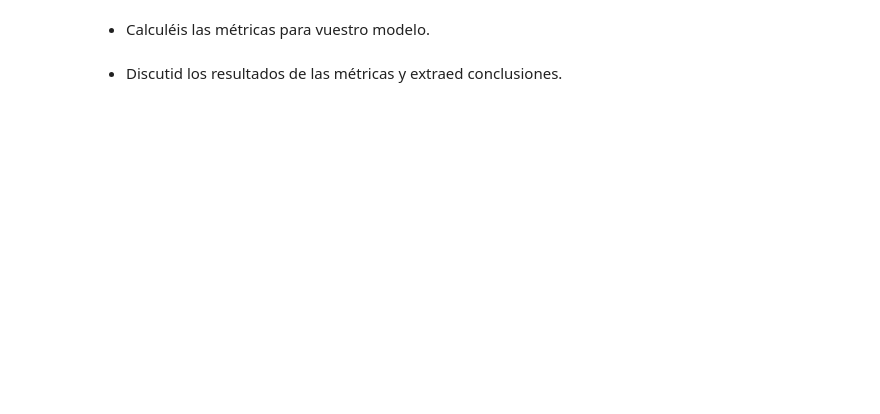
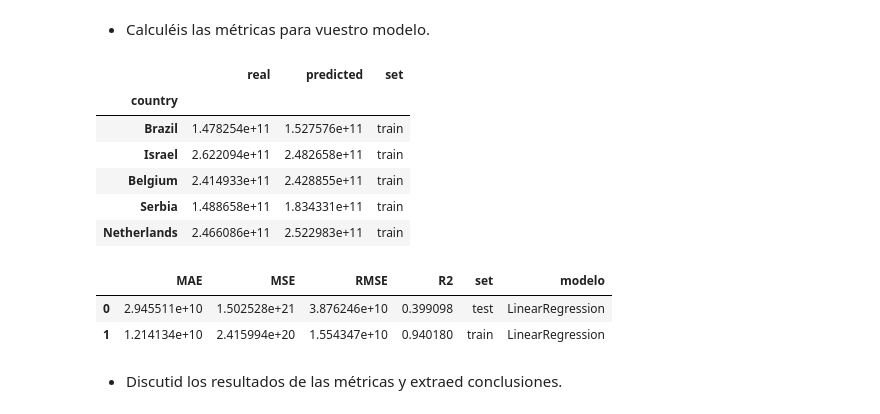
Before and after one commit to Adalab/promo-d-da-modulo3-sprint1-elisa-lidya, a Jupyter notebook: regresion-lineal/10-pair-regresion-lineal-metricas.ipynb, the cells around one changed output. Saved outputs shown, nothing was run; the diff lists cells and outputs as text; code cells hidden in the pictures; blank space fills up the shorter version.

```diff
--- a/regresion-lineal/10-pair-regresion-lineal-metricas.ipynb
+++ b/regresion-lineal/10-pair-regresion-lineal-metricas.ipynb
@@ -45,4 +52,48 @@ df_socio.head(2)
 # %% [markdown]
  - Calculéis las métricas para vuestro modelo.
+# %%
+# Volvemos a hacer la regresión del pair anterior.
+
+y = df_socio['life_expectancy_at_birth_total_bc']
+x = df_socio.drop('life_expectancy_at_birth_total_bc', axis=1)
+
+x_train, x_test, y_train, y_test = train_test_split(x, y, test_size = 0.3, random_state = 42)
+
+lr = LinearRegression(n_jobs = -1)
+
+lr.fit(x_train, y_train)
+
+y_predict_train = lr.predict(x_train)
+y_predict_test = lr.predict(x_test)
+
+df_train = pd.DataFrame({'real' : y_train, 'predicted' : y_predict_train, 'set' : ['train']* len(y_train)})
+df_test = pd.DataFrame({'real' : y_test, 'predicted' : y_predict_test, 'set' : ['test']* len(y_test)})
+
+resultado = pd.concat([df_train, df_test], axis=0)
+
+resultado.head()
+# %% [output]
+|  | real | predicted | set |
+| country |  |  |  |
+| Brazil | 1.478254e+11 | 1.527576e+11 | train |
+| Israel | 2.622094e+11 | 2.482658e+11 | train |
+| Belgium | 2.414933e+11 | 2.428855e+11 | train |
+| Serbia | 1.488658e+11 | 1.834331e+11 | train |
+| Netherlands | 2.466086e+11 | 2.522983e+11 | train |
+# %%
+resultados_metricas = {'MAE': [mean_absolute_error(y_test, y_predict_test), mean_absolute_error(y_train, y_predict_train)],
+                'MSE': [mean_squared_error(y_test, y_predict_test), mean_squared_error(y_train, y_predict_train)],
+                'RMSE': [np.sqrt(mean_squared_error(y_test, y_predict_test)), np.sqrt(mean_squared_error(y_train, y_predict_train))],
+                'R2':  [r2_score(y_test, y_predict_test), r2_score(y_train, y_predict_train)],
+                 "set": ["test", "train"],
+                 "modelo": ["LinearRegression", "LinearRegression"]}
+
+df_resultados = pd.DataFrame(resultados_metricas)
+
+df_resultados
+# %% [output]
+|  | MAE | MSE | RMSE | R2 | set | modelo |
+| 0 | 2.945511e+10 | 1.502528e+21 | 3.876246e+10 | 0.399098 | test | LinearRegression |
+| 1 | 1.214134e+10 | 2.415994e+20 | 1.554347e+10 | 0.940180 | train | LinearRegression |
 # %% [markdown]
  - Discutid los resultados de las métricas y extraed conclusiones.
```
Also changed, not shown: parts of 7 cells of this notebook, 11 other files.
